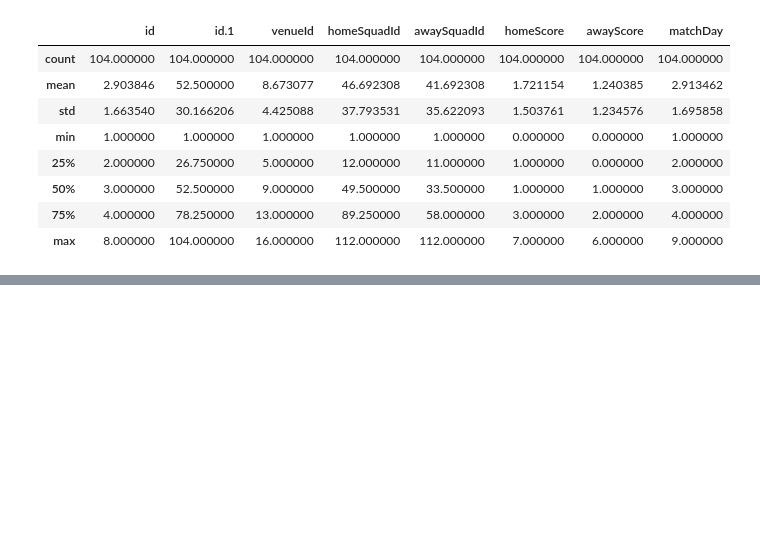
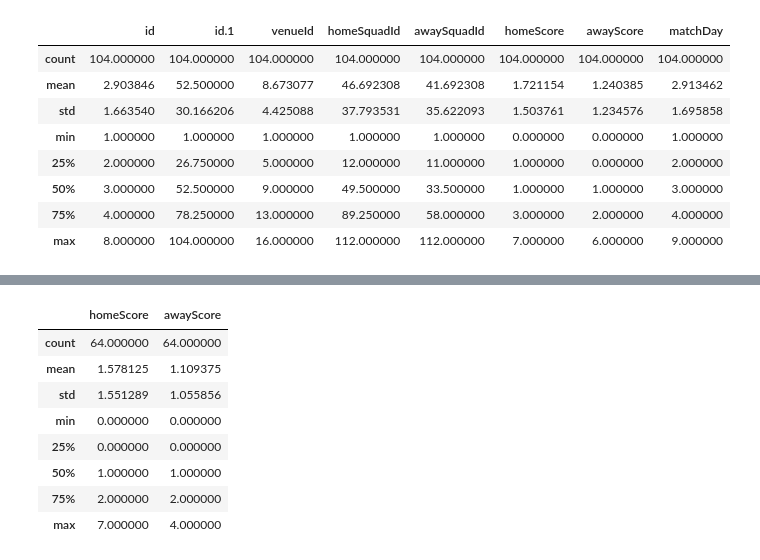
Before and after one commit to DanDooLoo/HIT140_Assessment-2_Group23, a Jupyter notebook: 2_1_LinearRegression.ipynb, the cells around one changed output, grey strips where cells are left out. Cells and saved outputs as stored; diff of their text form; code cells hidden in the pictures; blank space fills up the shorter version.

```diff
--- a/2_1_LinearRegression.ipynb
+++ b/2_1_LinearRegression.ipynb
@@ -130,0 +164,12 @@ matches.describe()
+# %%
+rounds2022.describe()
+# %% [output]
+|  | homeScore | awayScore |
+| count | 64.000000 | 64.000000 |
+| mean | 1.578125 | 1.109375 |
+| std | 1.551289 | 1.055856 |
+| min | 0.000000 | 0.000000 |
+| 25% | 0.000000 | 0.000000 |
+| 50% | 1.000000 | 1.000000 |
+| 75% | 2.000000 | 2.000000 |
+| max | 7.000000 | 4.000000 |
```
Also changed, not shown: parts of 3 cells of this notebook, 3 other files.
